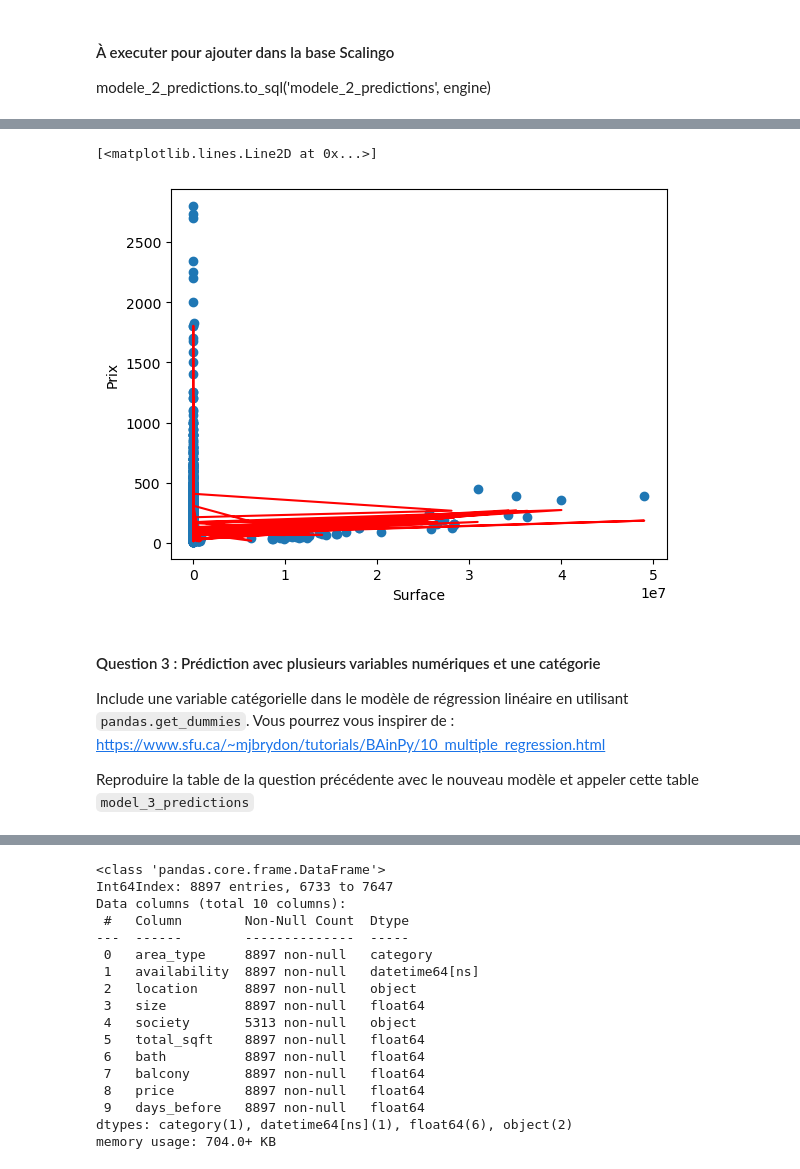
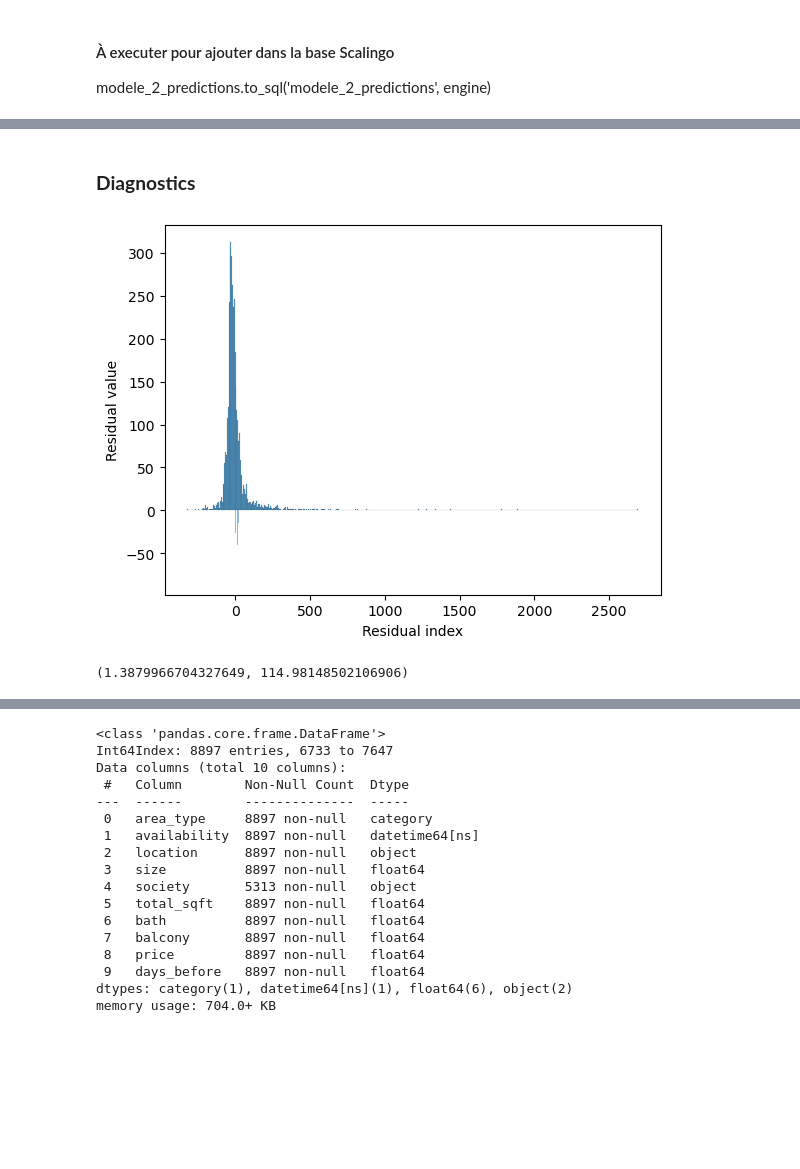
Before and after one commit to MateoDubernet/data-science-project-2, a Jupyter notebook: projet.ipynb, the cells around one changed output, grey strips where cells are left out. Cells and saved outputs as stored; diff of their text form; code cells hidden in the pictures; blank space fills up the shorter version.

```diff
--- a/projet.ipynb
+++ b/projet.ipynb
@@ -739,21 +672,20 @@ plt.plot(df_train.balcony, predictions_on_train, color="red")
-# %%
-# On trace le nuage de points
-plt.scatter(df_train.total_sqft, df_train.price)
-plt.xlabel("Surface")
-plt.ylabel("Prix")
-
-# On trace la droite de régression
-predictions_on_train = model.predict(X)
-plt.plot(df_train.total_sqft, predictions_on_train, color="red")
-# %% [output]
-[<matplotlib.lines.Line2D at 0x...>]
-[figure, removed]
-# %% [markdown]
-#### Question 3 :  Prédiction avec plusieurs variables numériques et une catégorie
-
-Include une variable catégorielle dans le modèle de régression linéaire en utilisant `pandas.get_dummies`. Vous pourrez vous inspirer de : https://www.sfu.ca/~mjbrydon/tutorials/BAinPy/10_multiple_regression.html
-
-Reproduire la table de la question précédente avec le nouveau modèle et appeler cette table `model_3_predictions`
+# %% [markdown]
+### **Diagnostics**
 # %%
 from scipy import stats
 import statsmodels.api as sm
+# %%
+# Histogram of residuals
+residuals = df_test['price'] - y_mlr_pred_test
+sb.histplot(residuals);
+plt.hist(residuals.index, weights=residuals.values, bins=range(0,45), alpha=0.5)
+plt.xlabel('Residual index')
+plt.ylabel('Residual value')
+plt.show()
+# %% [output]
+[figure, added]
+# %%
+mu, std = stats.norm.fit(residuals)
+mu, std
+# %% [output]
+(1.3879966704327649, 114.98148502106906)
```
Also changed, not shown: parts of 77 cells of this notebook.
